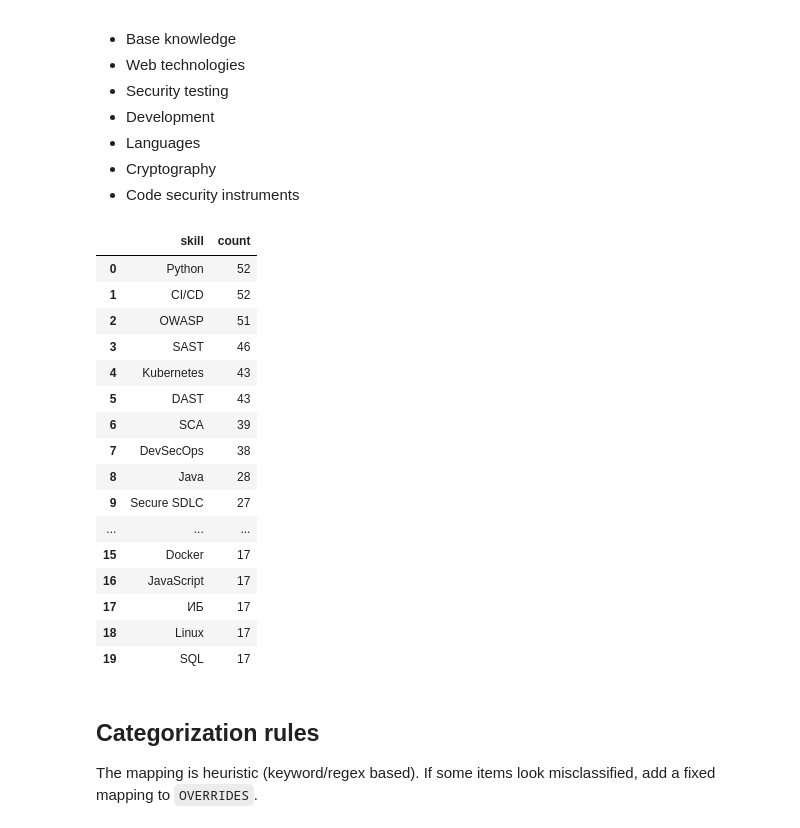
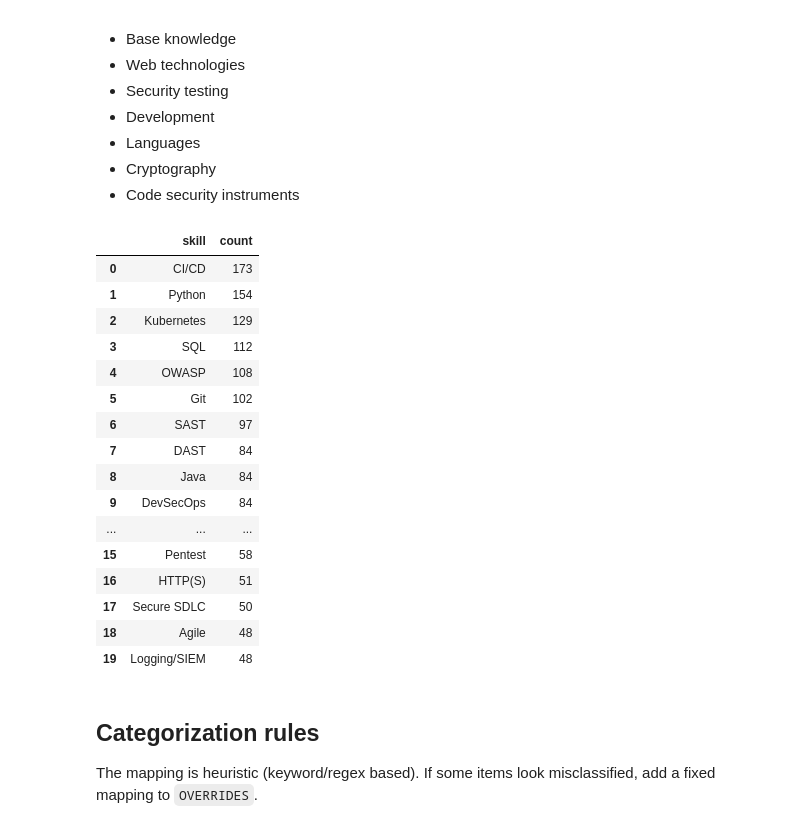
Before and after one commit to vodkar/research-job-skills, a Jupyter notebook: appsec_skills_analysis.ipynb, the cells around one changed output. Saved outputs shown, nothing was run; the diff lists cells and outputs as text; code cells hidden in the pictures.

```diff
--- a/appsec_skills_analysis.ipynb
+++ b/appsec_skills_analysis.ipynb
@@ -26,35 +26,53 @@ sns.set_theme()
 pd.set_option('display.max_rows', 200)
 pd.set_option('display.max_colwidth', 120)
 # %%
-# ---- Load data ----
-out_dir = Path('out_hh')
-skills_path = out_dir / 'skills_top.csv'
+# ---- Load data (can merge multiple output directories) ----
+OUT_DIRS = [Path('out_hh'), Path('out_with_trudvsem')]
 
-if not skills_path.exists():
-    raise FileNotFoundError(f'Expected file not found: {skills_path.resolve()}')
+frames = []
+for d in OUT_DIRS:
+    p = d / 'skills_top.csv'
+    if not p.exists():
+        continue
+    tmp = pd.read_csv(p)
+    tmp['count'] = pd.to_numeric(tmp['count'], errors='coerce').fillna(0).astype(int)
+    tmp['source'] = d.name
+    frames.append(tmp)
 
-df = pd.read_csv(skills_path)
-df['count'] = pd.to_numeric(df['count'], errors='coerce').fillna(0).astype(int)
-df = df.sort_values('count', ascending=False).reset_index(drop=True)
+if not frames:
+    raise FileNotFoundError('No skills_top.csv found in: ' + ', '.join(str(d) for d in OUT_DIRS))
+
+df_raw = pd.concat(frames, ignore_index=True)
+df_raw['skill'] = df_raw['skill'].astype(str).str.strip()
+
+# Aggregate across sources for the main charts
+df = (df_raw.groupby('skill', as_index=False)['count']
+      .sum()
+      .sort_values('count', ascending=False)
+      .reset_index(drop=True))
+
+# Use the first existing output dir as a default export location
+out_dir = next((d for d in OUT_DIRS if d.exists()), Path('.'))
+
 df.head(20)
 # %% [output]
 |  | skill | count |
-| 0 | Python | 52 |
-| 1 | CI/CD | 52 |
-| 2 | OWASP | 51 |
-| 3 | SAST | 46 |
-| 4 | Kubernetes | 43 |
-| 5 | DAST | 43 |
-| 6 | SCA | 39 |
-| 7 | DevSecOps | 38 |
-| 8 | Java | 28 |
-| 9 | Secure SDLC | 27 |
+| 0 | CI/CD | 173 |
+| 1 | Python | 154 |
+| 2 | Kubernetes | 129 |
+| 3 | SQL | 112 |
+| 4 | OWASP | 108 |
+| 5 | Git | 102 |
+| 6 | SAST | 97 |
+| 7 | DAST | 84 |
+| 8 | Java | 84 |
+| 9 | DevSecOps | 84 |
 | ... | ... | ... |
-| 15 | Docker | 17 |
-| 16 | JavaScript | 17 |
-| 17 | ИБ | 17 |
-| 18 | Linux | 17 |
-| 19 | SQL | 17 |
+| 15 | Pentest | 58 |
+| 16 | HTTP(S) | 51 |
+| 17 | Secure SDLC | 50 |
+| 18 | Agile | 48 |
+| 19 | Logging/SIEM | 48 |
 # %% [markdown]
 ## Categorization rules
 The mapping is heuristic (keyword/regex based). If some items look misclassified, add a fixed mapping to `OVERRIDES`.
```
Also changed, not shown: parts of 11 cells of this notebook, 9 other files.
